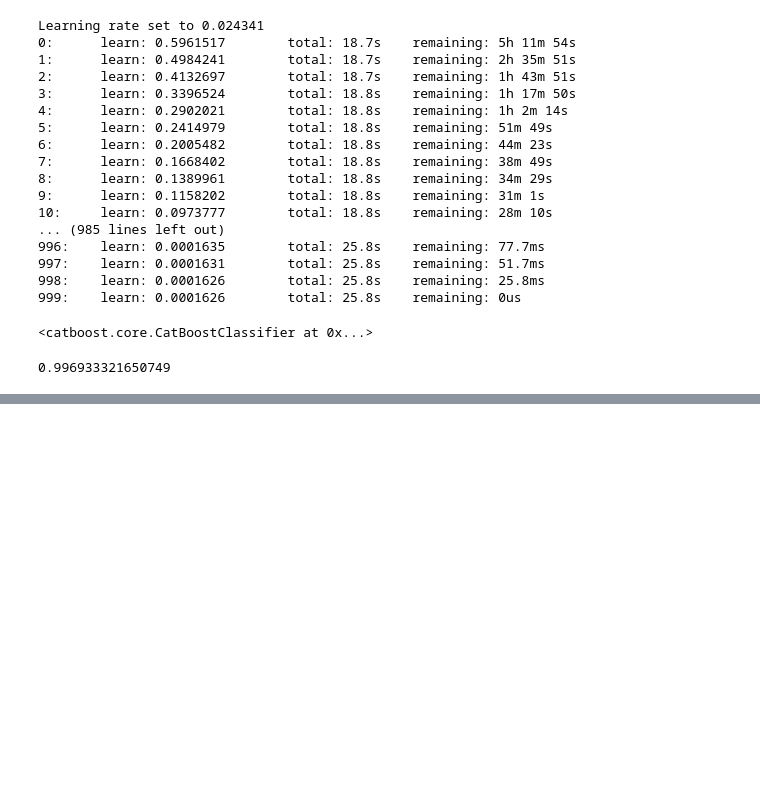
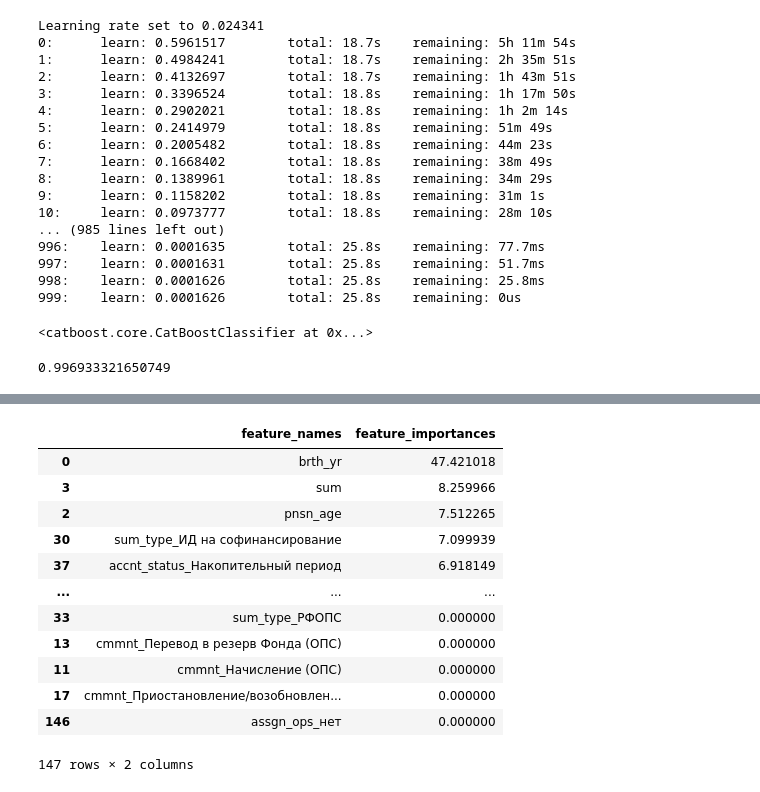
Before and after one commit to TimmmofeyD/hack, a Jupyter notebook: model/model.ipynb, the cells around one changed output, grey strips where cells are left out. Drawn from its saved outputs; the diff is of its cells as text; code cells hidden in the pictures; blank space fills up the shorter version.

```diff
--- a/model/model.ipynb
+++ b/model/model.ipynb
@@ -147,3 +157,22 @@ array([[154124,     13],
 # %%
 with open("model.pkl", "wb") as f:
     pickle.dump(model, f)
+# %%
+feature_importances = model.feature_importances_
+feature_names = model.feature_names_
+df = pd.DataFrame(({'feature_names': feature_names, 'feature_importances': feature_importances}))
+df = df.sort_values(by='feature_importances', ascending=False)
+# %% [output]
+|  | feature_names | feature_importances |
+| 0 | brth_yr | 47.421018 |
+| 3 | sum | 8.259966 |
+| 2 | pnsn_age | 7.512265 |
+| 30 | sum_type_ИД на софинансирование | 7.099939 |
+| 37 | accnt_status_Накопительный период | 6.918149 |
+| ... | ... | ... |
+| 33 | sum_type_РФОПС | 0.000000 |
+| 13 | cmmnt_Перевод в резерв Фонда (ОПС) | 0.000000 |
+| 11 | cmmnt_Начисление (ОПС) | 0.000000 |
+| 17 | cmmnt_Приостановление/возобновлен... | 0.000000 |
+| 146 | assgn_ops_нет | 0.000000 |
+147 rows × 2 columns
```
Also changed, not shown: parts of 8 cells of this notebook.
